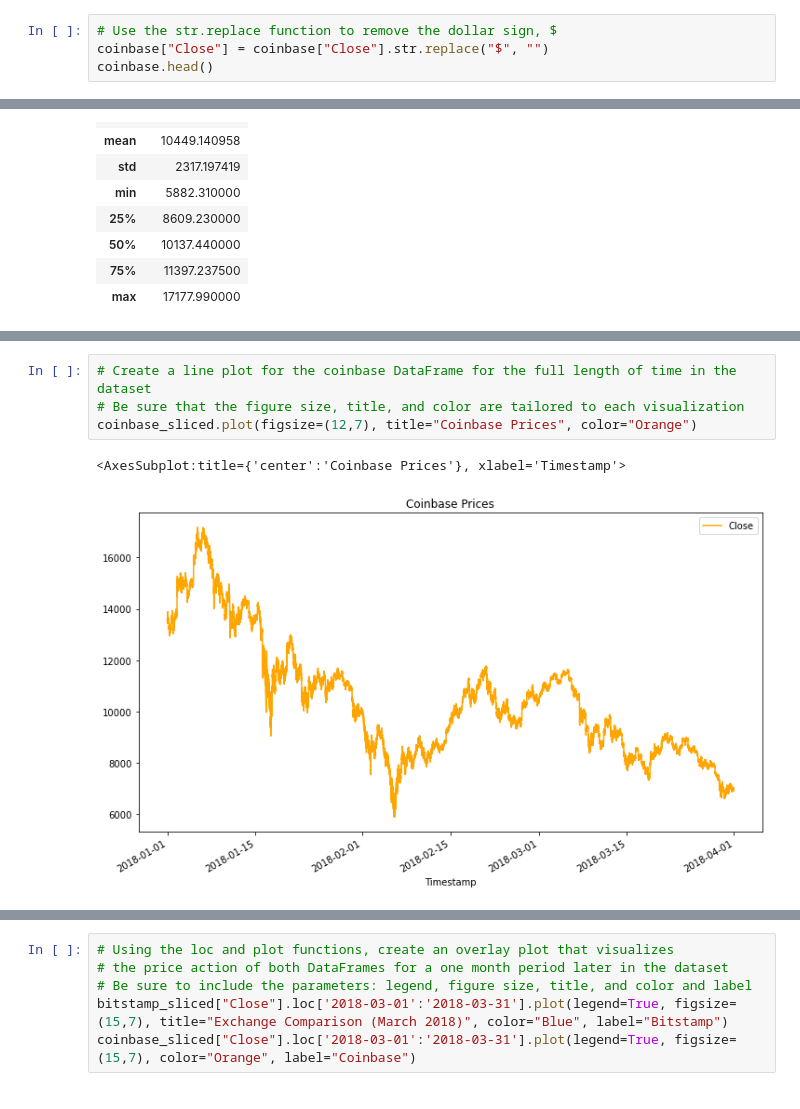
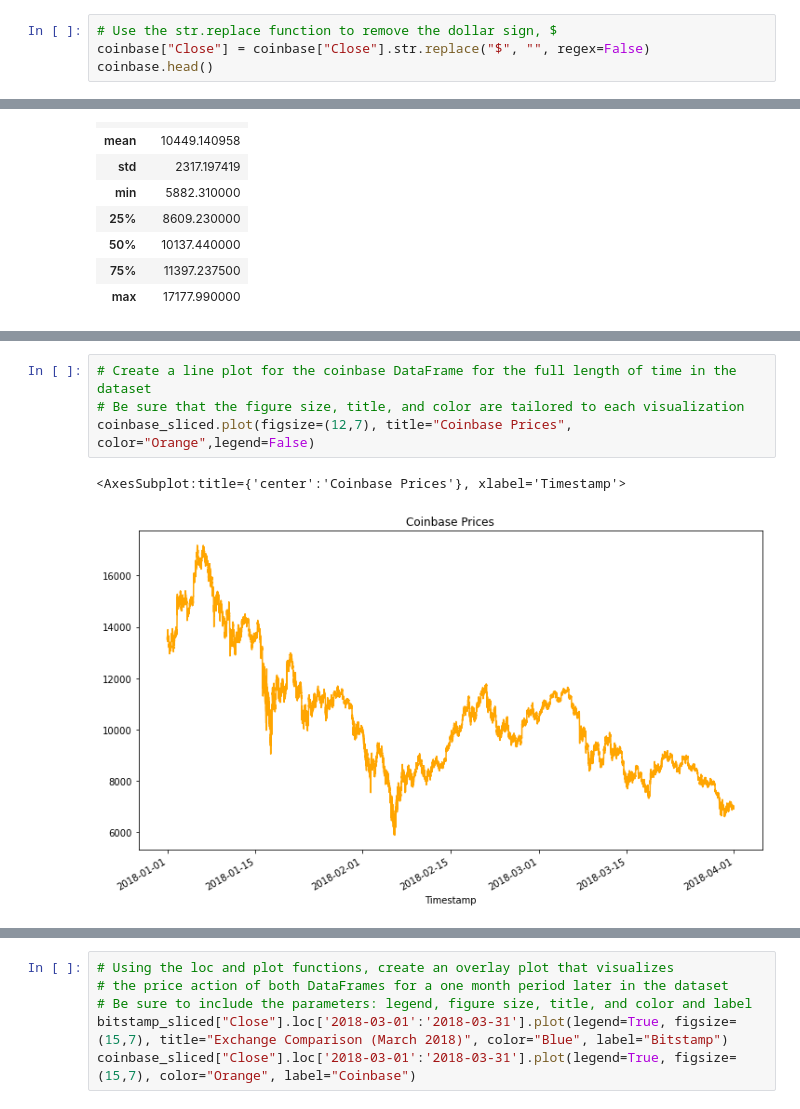
Before and after one commit to Summi-Khanna/Challenge-3, a Jupyter notebook: crypto_arbitrage.ipynb, the cells around one changed output, grey strips where cells are left out. Cells and saved outputs as stored; diff of their text form.

```diff
--- a/crypto_arbitrage.ipynb
+++ b/crypto_arbitrage.ipynb
@@ -197,7 +198,7 @@ Weighted Price    0
 dtype: int64
 # %%
 # Use the str.replace function to remove the dollar sign, $
-coinbase["Close"] = coinbase["Close"].str.replace("$", "")
+coinbase["Close"] = coinbase["Close"].str.replace("$", "", regex=False)
 coinbase.head()
 # %% [output]
 |  | Open | High | Low | Close | BTC Volume | USD Volume | Weighted Price |
@@ -317,10 +318,10 @@ bitstamp_sliced.plot(figsize=(12,7), title="Bitstamp Prices", color="Blue")
 # %%
 # Create a line plot for the coinbase DataFrame for the full length of time in the dataset
 # Be sure that the figure size, title, and color are tailored to each visualization
-coinbase_sliced.plot(figsize=(12,7), title="Coinbase Prices", color="Orange")
+coinbase_sliced.plot(figsize=(12,7), title="Coinbase Prices", color="Orange",legend=False)
 # %% [output]
 <AxesSubplot:title={'center':'Coinbase Prices'}, xlabel='Timestamp'>
-[figure, old version]
+[figure, new version]
 # %%
 # Overlay the visualizations for the bitstamp and coinbase DataFrames in one plot
 # The plot should visualize the prices over the full lenth of the dataset
```
Also changed, not shown: parts of 10 cells of this notebook.
